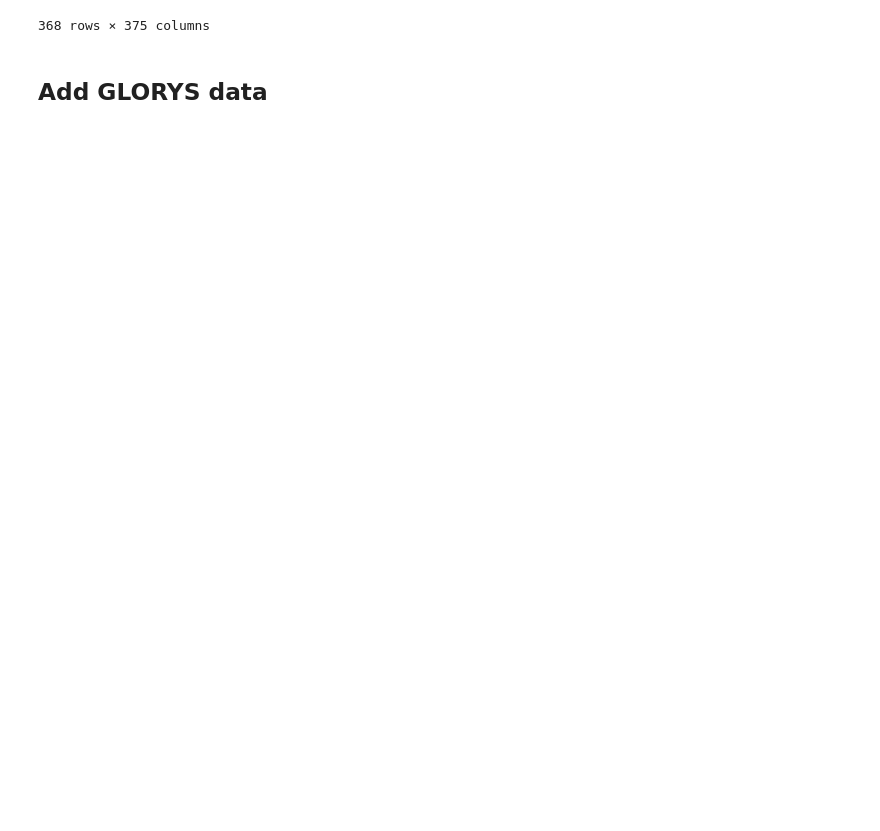
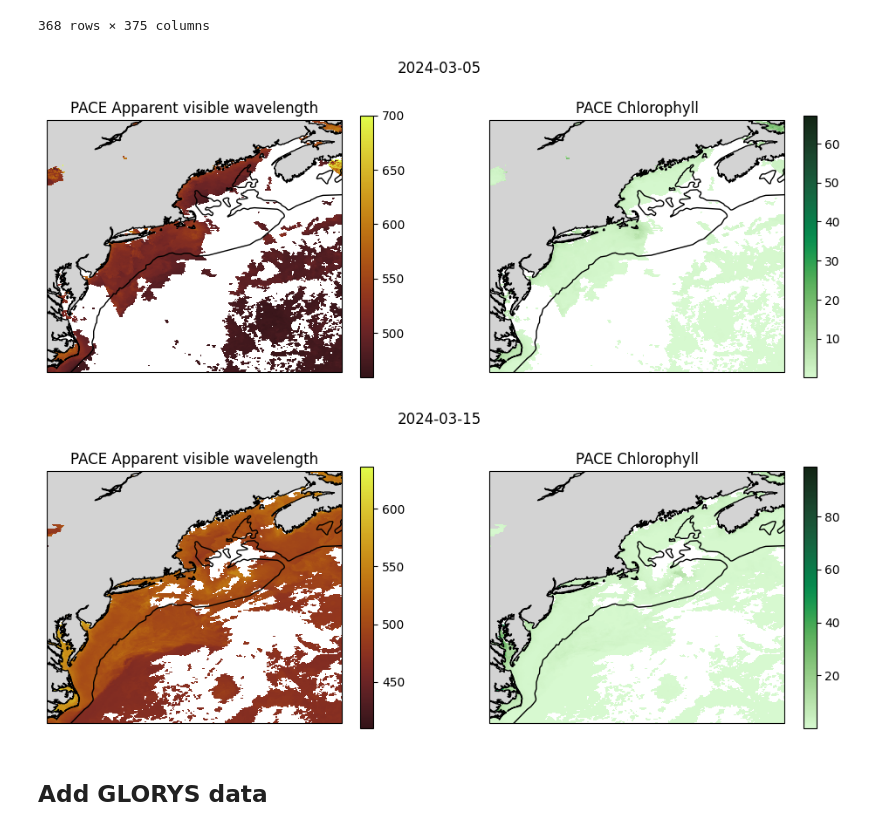
Before and after one commit to PACEHackWeek/proj_2025_sdm, a Jupyter notebook: contributors/haley/Synan_SSS_SAM_1.ipynb, the cells around one changed output. Cells and saved outputs as stored; diff of their text form; code cells hidden in the pictures; blank space fills up the shorter version.

```diff
--- a/contributors/haley/Synan_SSS_SAM_1.ipynb
+++ b/contributors/haley/Synan_SSS_SAM_1.ipynb
@@ -243,6 +267,32 @@ trawl_df
 | 366 | 491.53732 | 2024-05-13 03:42:00 | 39.762143 | -72.213598 | 98 | 0.020737 | 0.0 | 1.0 | ... |
 | 367 | 495.24298 | 2024-05-13 07:15:00 | 40.175585 | -71.934953 | 76 | 0.023215 | 0.0 | 4.0 | ... |
 368 rows × 375 columns
+# %%
+bathym = cfeature.NaturalEarthFeature(name='bathymetry_K_200', scale='10m', category='physical')
+bathym = unary_union(list(bathym.geometries()))
+
+for i in range(2):
+    fig, axs = plt.subplots(1, 2, figsize=(12, 6),subplot_kw={'projection': cartopy.crs.PlateCarree()})
+
+    im=axs[0].pcolormesh(ds_avw.longitude, ds_avw.latitude, ds_avw.avw[i],cmap=cmocean.cm.solar)
+    axs[0].add_feature(cartopy.feature.COASTLINE, linewidth=1) #add coastlines
+    axs[0].add_feature(cartopy.feature.LAND,  facecolor='lightgrey') #add land mask
+    axs[0].add_geometries(bathym, facecolor='none', edgecolor='black', crs=cartopy.crs.PlateCarree()) #add bathymetry line
+    axs[0].set_title('PACE Apparent visible wavelength')
+
+    im1=axs[1].pcolormesh(ds_chl.longitude, ds_chl.latitude, ds_chl.chlor_a[i],cmap=cmocean.cm.algae)
+    axs[1].add_feature(cartopy.feature.COASTLINE, linewidth=1) #add coastlines
+    axs[1].add_feature(cartopy.feature.LAND,  facecolor='lightgrey') #add land mask
+    axs[1].add_geometries(bathym, facecolor='none', edgecolor='black', crs=cartopy.crs.PlateCarree()) #add bathymetry line
+    axs[1].set_title('PACE Chlorophyll')
+
+    fig.colorbar(im, ax=axs[0],shrink=0.65)
+    fig.colorbar(im1, ax=axs[1],shrink=0.65)
+    fig.suptitle(str(ds_avw.time[i].values).split('T')[0],y=0.85)
+    fig.show()
+# %% [output]
+[figure, added]
+[figure, added]
 # %% [markdown]
 ## Add GLORYS data
 # %%
```
Also changed, not shown: parts of 14 cells of this notebook.
